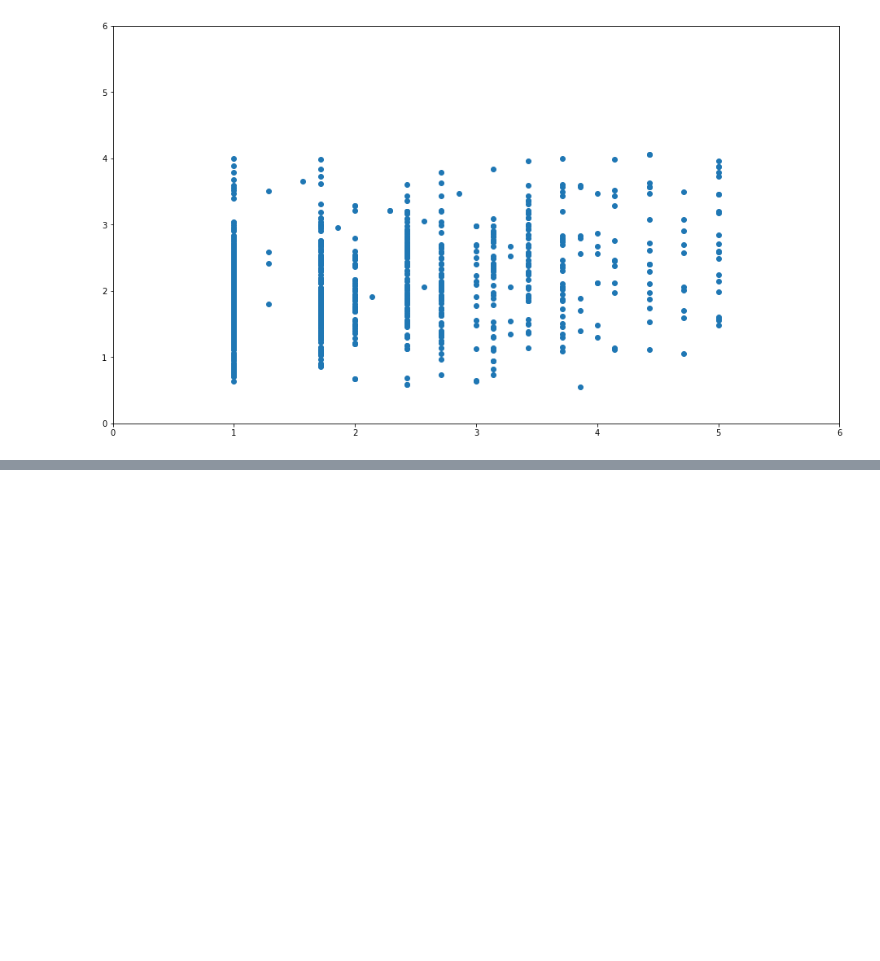
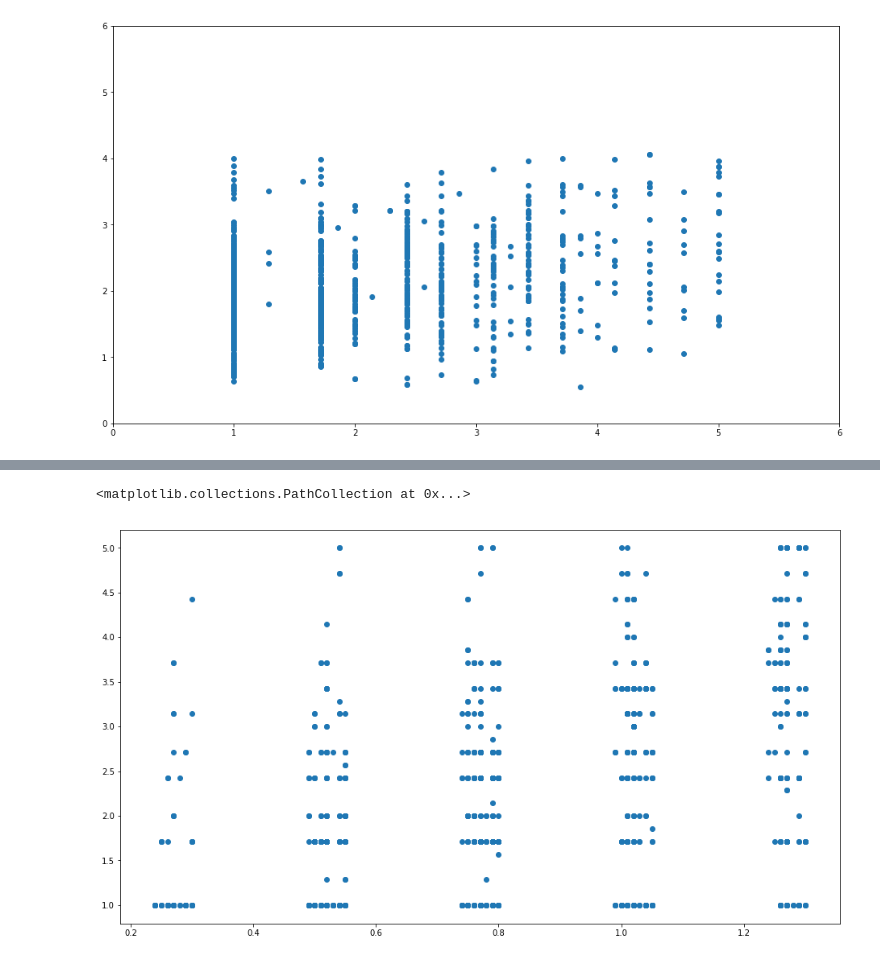
Before and after one commit to chengyi9/370-final, a Jupyter notebook: Rough Work.ipynb, the cells around one changed output, grey strips where cells are left out. Drawn from its saved outputs; the diff is of its cells as text; code cells hidden in the pictures; blank space fills up the shorter version.

```diff
--- a/Rough Work.ipynb
+++ b/Rough Work.ipynb
@@ -166,0 +149,6 @@ plt.ylim(0, 6)
+# %%
+plt.figure(figsize=(16,9))
+plt.scatter(df_nice["Social Index"], df_nice["Drinking/Week Index"])
+# %% [output]
+<matplotlib.collections.PathCollection at 0x...>
+[figure, added]
```
Also changed, not shown: parts of 5 cells of this notebook.
